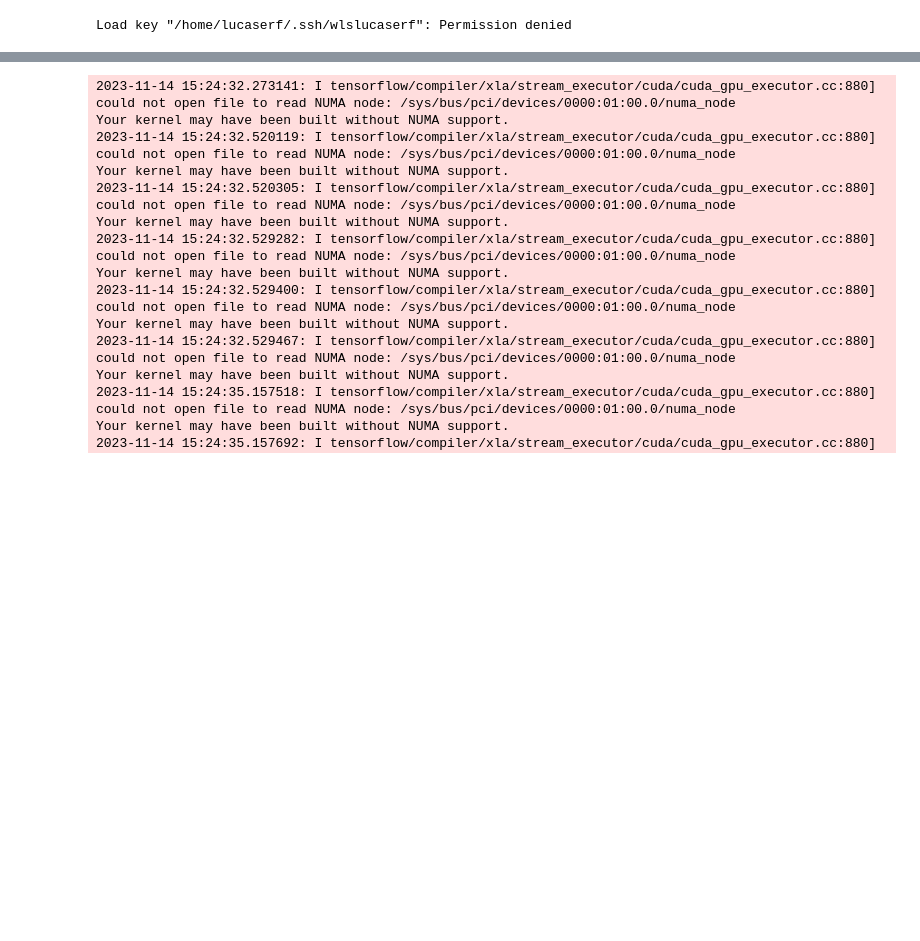
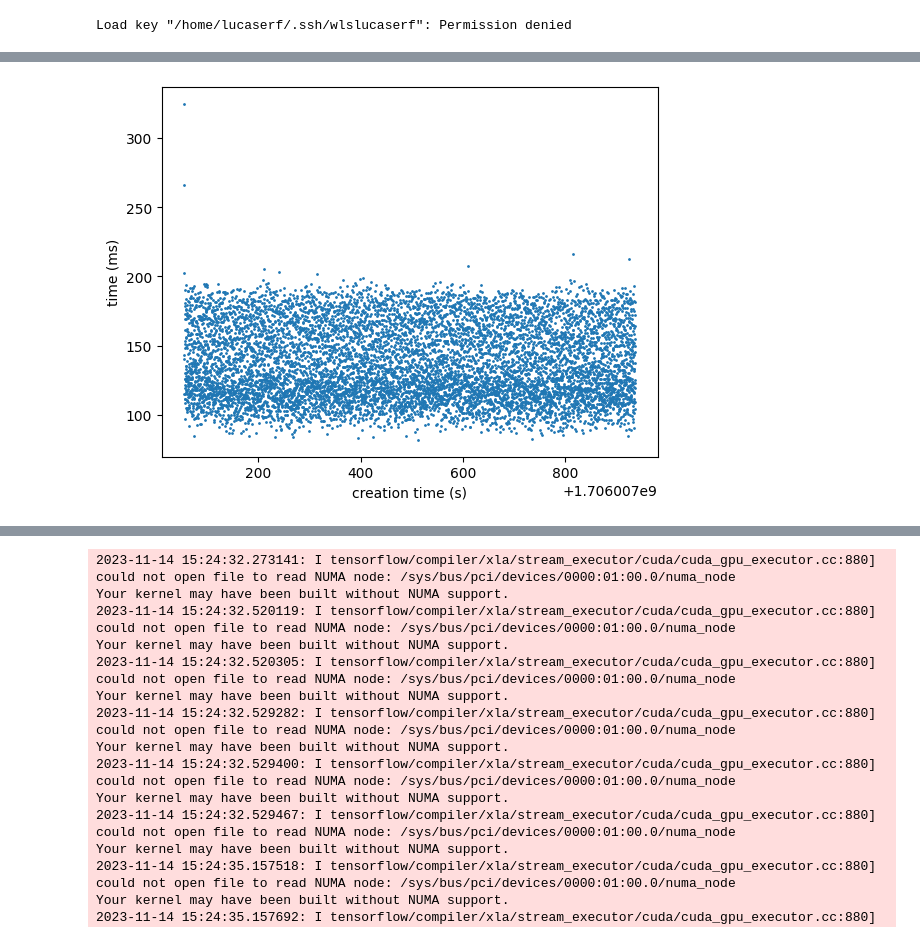
Before and after one commit to Lucaserf/ObsProject, a Jupyter notebook: data/data_visualization.ipynb, the cells around one changed output, grey strips where cells are left out. Saved outputs shown, nothing was run; the diff lists cells and outputs as text; code cells hidden in the pictures; blank space fills up the shorter version.

```diff
--- a/data/data_visualization.ipynb
+++ b/data/data_visualization.ipynb
@@ -39,0 +22,5 @@ plt.show()
+# %%
+df = pd.read_csv("data/logging_data/time.txt")
+
+
+print(df.shape)
@@ -39,0 +38,14 @@ plt.show()
+# %%
+#get index and time for each id_node
+fig, ax = plt.subplots()
+for id_node in df.id_node.unique():
+    node_df = df[df.id_node == id_node]
+    index = node_df.log_creation_time.values
+    time = (node_df.completion_time.values - node_df.log_creation_time.values)*1000
+    ax.scatter(index,time,s=1,zorder=1)
+plt.xlabel('creation time (s)')
+plt.ylabel('time (ms)')
+
+plt.show()
+# %% [output]
+[figure, added]
```
Also changed, not shown: parts of 10 cells of this notebook, 4 other files.
